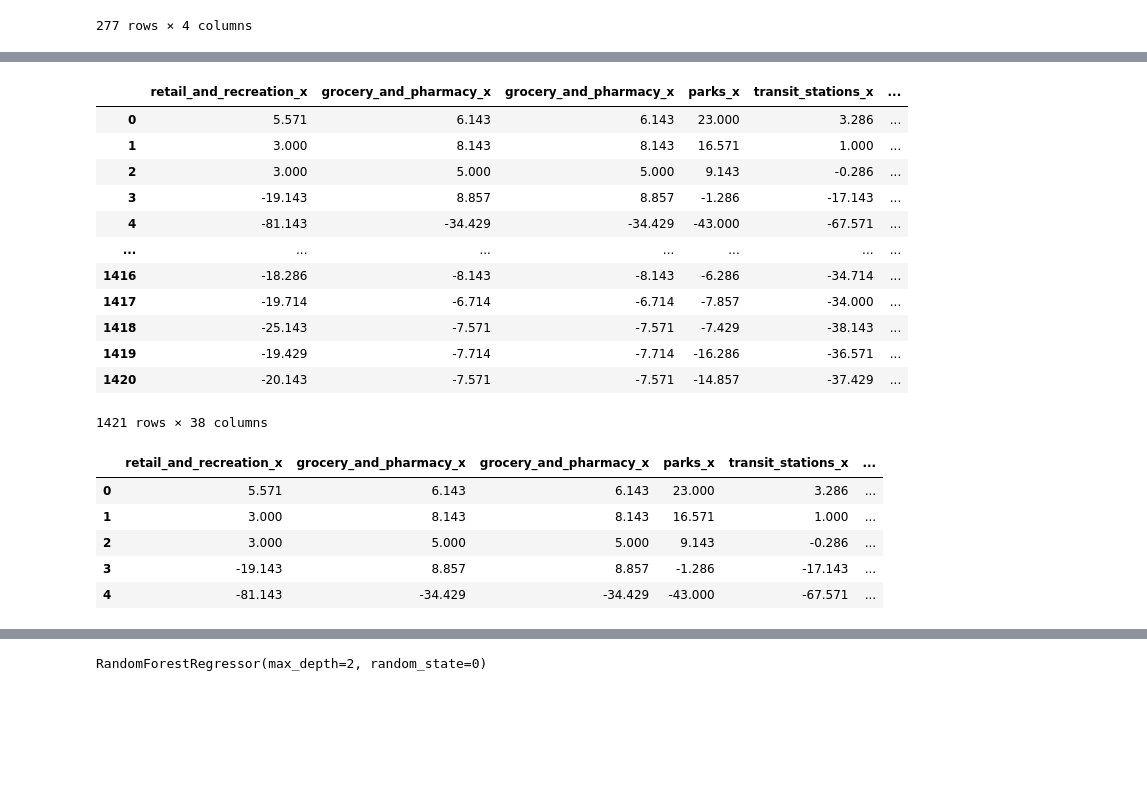
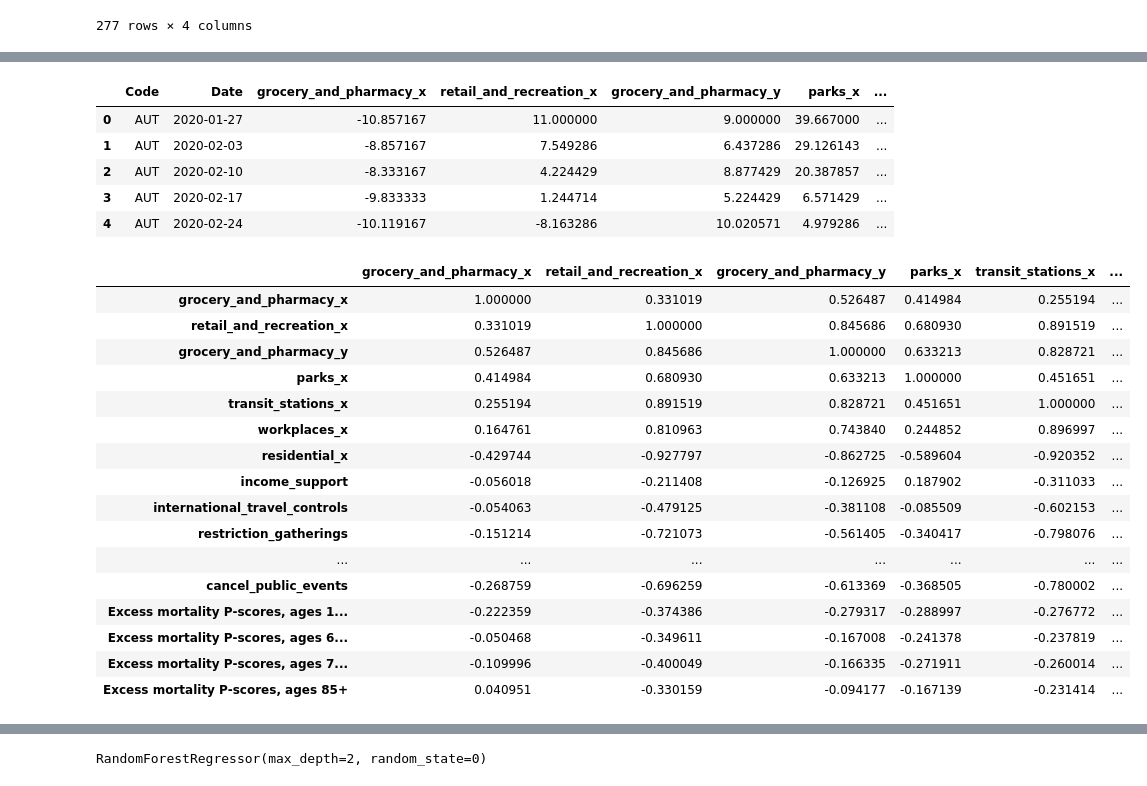
Before and after one commit to lucasbotellaroca/Data_Science_Challenge, a Jupyter notebook: data-cleaning.ipynb, the cells around one changed output, grey strips where cells are left out. Cells and saved outputs as stored; diff of their text form; code cells hidden in the pictures; blank space fills up the shorter version.

```diff
--- a/data-cleaning.ipynb
+++ b/data-cleaning.ipynb
@@ -149 +158,10 @@ df_merge.dropna()
+# %%
+df_merge_final.head()
+# %% [output]
+|  | Code | Date | grocery_and_pharmacy_x | retail_and_recreation_x | grocery_and_pharmacy_y | parks_x | ... |
+| 0 | AUT | 2020-01-27 | -10.857167 | 11.000000 | 9.000000 | 39.667000 | ... |
+| 1 | AUT | 2020-02-03 | -8.857167 | 7.549286 | 6.437286 | 29.126143 | ... |
+| 2 | AUT | 2020-02-10 | -8.333167 | 4.224429 | 8.877429 | 20.387857 | ... |
+| 3 | AUT | 2020-02-17 | -9.833333 | 1.244714 | 5.224429 | 6.571429 | ... |
+| 4 | AUT | 2020-02-24 | -10.119167 | -8.163286 | 10.020571 | 4.979286 | ... |
 # %%
@@ -163,16 +178,0 @@ df_merge=df_merge[['retail_and_recreation_x',
-# %%
-df_merge
-# %% [output]
-|  | retail_and_recreation_x | grocery_and_pharmacy_x | grocery_and_pharmacy_x | parks_x | transit_stations_x | ... |
-| 0 | 5.571 | 6.143 | 6.143 | 23.000 | 3.286 | ... |
-| 1 | 3.000 | 8.143 | 8.143 | 16.571 | 1.000 | ... |
-| 2 | 3.000 | 5.000 | 5.000 | 9.143 | -0.286 | ... |
-| 3 | -19.143 | 8.857 | 8.857 | -1.286 | -17.143 | ... |
-| 4 | -81.143 | -34.429 | -34.429 | -43.000 | -67.571 | ... |
-| ... | ... | ... | ... | ... | ... | ... |
-| 1416 | -18.286 | -8.143 | -8.143 | -6.286 | -34.714 | ... |
-| 1417 | -19.714 | -6.714 | -6.714 | -7.857 | -34.000 | ... |
-| 1418 | -25.143 | -7.571 | -7.571 | -7.429 | -38.143 | ... |
-| 1419 | -19.429 | -7.714 | -7.714 | -16.286 | -36.571 | ... |
-| 1420 | -20.143 | -7.571 | -7.571 | -14.857 | -37.429 | ... |
-1421 rows × 38 columns
@@ -195,15 +180,32 @@ y=df_merge[['Excess mortality P-scores, ages 85+']]
 pd.set_option('display.max_rows', 500)
 pd.set_option('display.max_columns', 500)
 pd.set_option('display.width', 1000)
-# %%
-df_merge.head()
-# %% [output]
-|  | retail_and_recreation_x | grocery_and_pharmacy_x | grocery_and_pharmacy_x | parks_x | transit_stations_x | ... |
-| 0 | 5.571 | 6.143 | 6.143 | 23.000 | 3.286 | ... |
-| 1 | 3.000 | 8.143 | 8.143 | 16.571 | 1.000 | ... |
-| 2 | 3.000 | 5.000 | 5.000 | 9.143 | -0.286 | ... |
-| 3 | -19.143 | 8.857 | 8.857 | -1.286 | -17.143 | ... |
-| 4 | -81.143 | -34.429 | -34.429 | -43.000 | -67.571 | ... |
+# %%
+import pandas as pd
+import numpy as np
+
+rs = np.random.RandomState(0)
+df = pd.DataFrame(rs.rand(10, 10))
+corr = df_merge_final.corr()
+corr.style.background_gradient(cmap='coolwarm')
+# %% [output]
+|  | grocery_and_pharmacy_x | retail_and_recreation_x | grocery_and_pharmacy_y | parks_x | transit_stations_x | ... |
+| grocery_and_pharmacy_x | 1.000000 | 0.331019 | 0.526487 | 0.414984 | 0.255194 | ... |
+| retail_and_recreation_x | 0.331019 | 1.000000 | 0.845686 | 0.680930 | 0.891519 | ... |
+| grocery_and_pharmacy_y | 0.526487 | 0.845686 | 1.000000 | 0.633213 | 0.828721 | ... |
+| parks_x | 0.414984 | 0.680930 | 0.633213 | 1.000000 | 0.451651 | ... |
+| transit_stations_x | 0.255194 | 0.891519 | 0.828721 | 0.451651 | 1.000000 | ... |
+| workplaces_x | 0.164761 | 0.810963 | 0.743840 | 0.244852 | 0.896997 | ... |
+| residential_x | -0.429744 | -0.927797 | -0.862725 | -0.589604 | -0.920352 | ... |
+| income_support | -0.056018 | -0.211408 | -0.126925 | 0.187902 | -0.311033 | ... |
+| international_travel_controls | -0.054063 | -0.479125 | -0.381108 | -0.085509 | -0.602153 | ... |
+| restriction_gatherings | -0.151214 | -0.721073 | -0.561405 | -0.340417 | -0.798076 | ... |
+| ... | ... | ... | ... | ... | ... | ... |
+| cancel_public_events | -0.268759 | -0.696259 | -0.613369 | -0.368505 | -0.780002 | ... |
+| Excess mortality P-scores, ages 1... | -0.222359 | -0.374386 | -0.279317 | -0.288997 | -0.276772 | ... |
+| Excess mortality P-scores, ages 6... | -0.050468 | -0.349611 | -0.167008 | -0.241378 | -0.237819 | ... |
+| Excess mortality P-scores, ages 7... | -0.109996 | -0.400049 | -0.166335 | -0.271911 | -0.260014 | ... |
+| Excess mortality P-scores, ages 85+ | 0.040951 | -0.330159 | -0.094177 | -0.167139 | -0.231414 | ... |
 # %%
 from sklearn.linear_model import LinearRegression
 from sklearn.model_selection import KFold
```
Also changed, not shown: parts of 21 cells of this notebook.
